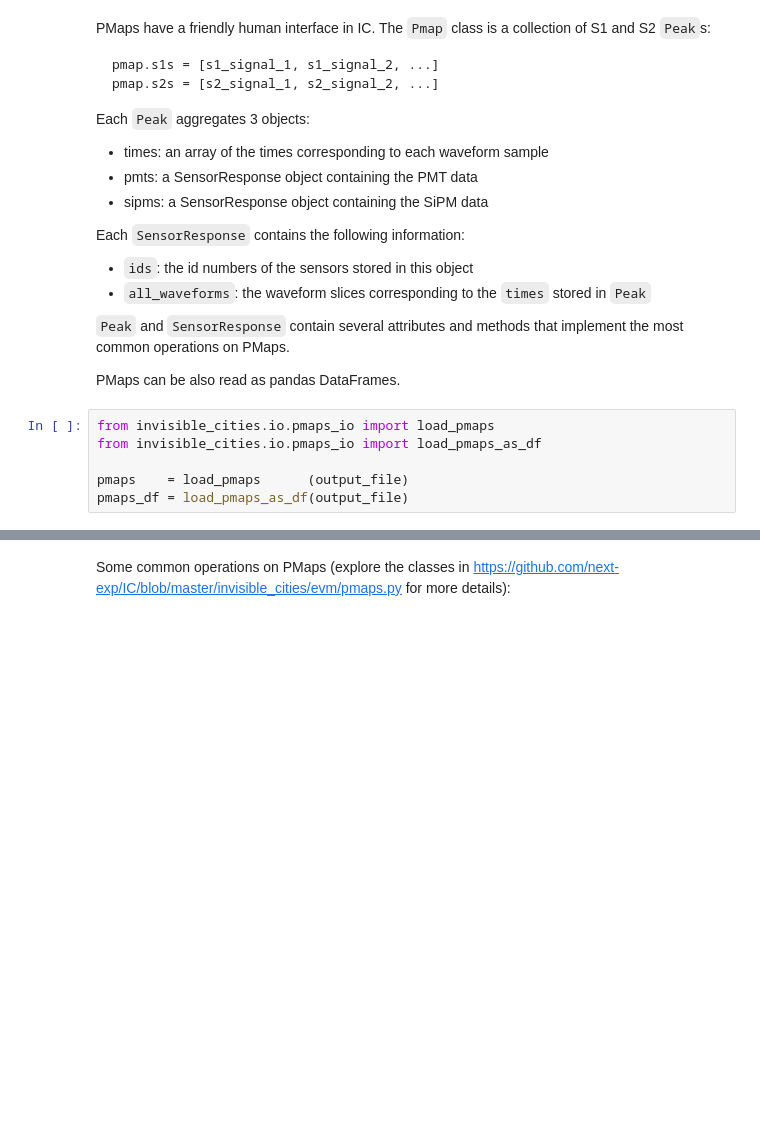
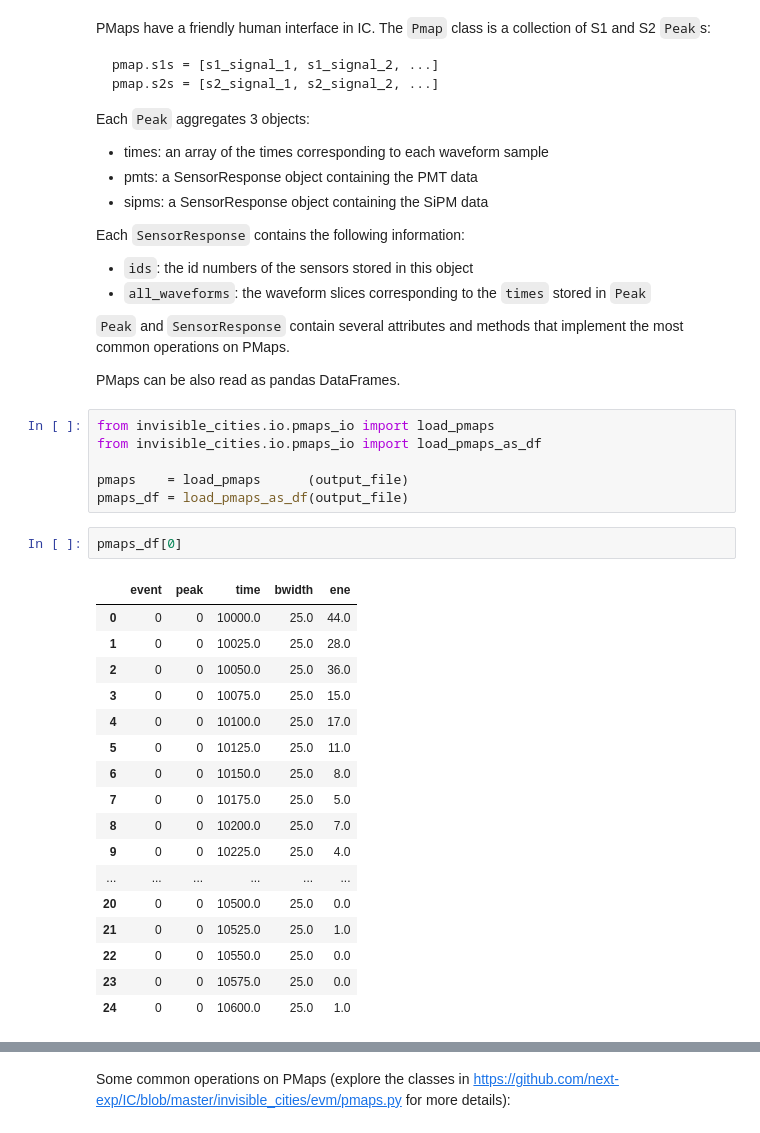
Before and after one commit to gonzaponte/ic-course, a Jupyter notebook: 5 - hypathia.ipynb, the cells around one changed output, grey strips where cells are left out. Cells and saved outputs as stored; diff of their text form; blank space fills up the shorter version.

```diff
--- a/5 - hypathia.ipynb
+++ b/5 - hypathia.ipynb
@@ -199,4 +201,24 @@ from invisible_cities.io.pmaps_io import load_pmaps_as_df
 
 pmaps    = load_pmaps      (output_file)
 pmaps_df = load_pmaps_as_df(output_file)
+# %%
+pmaps_df[0]
+# %% [output]
+|  | event | peak | time | bwidth | ene |
+| 0 | 0 | 0 | 10000.0 | 25.0 | 44.0 |
+| 1 | 0 | 0 | 10025.0 | 25.0 | 28.0 |
+| 2 | 0 | 0 | 10050.0 | 25.0 | 36.0 |
+| 3 | 0 | 0 | 10075.0 | 25.0 | 15.0 |
+| 4 | 0 | 0 | 10100.0 | 25.0 | 17.0 |
+| 5 | 0 | 0 | 10125.0 | 25.0 | 11.0 |
+| 6 | 0 | 0 | 10150.0 | 25.0 | 8.0 |
+| 7 | 0 | 0 | 10175.0 | 25.0 | 5.0 |
+| 8 | 0 | 0 | 10200.0 | 25.0 | 7.0 |
+| 9 | 0 | 0 | 10225.0 | 25.0 | 4.0 |
+| ... | ... | ... | ... | ... | ... |
+| 20 | 0 | 0 | 10500.0 | 25.0 | 0.0 |
+| 21 | 0 | 0 | 10525.0 | 25.0 | 1.0 |
+| 22 | 0 | 0 | 10550.0 | 25.0 | 0.0 |
+| 23 | 0 | 0 | 10575.0 | 25.0 | 0.0 |
+| 24 | 0 | 0 | 10600.0 | 25.0 | 1.0 |
 # %%
```
Also changed, not shown: parts of 9 cells of this notebook, 1 other file.
